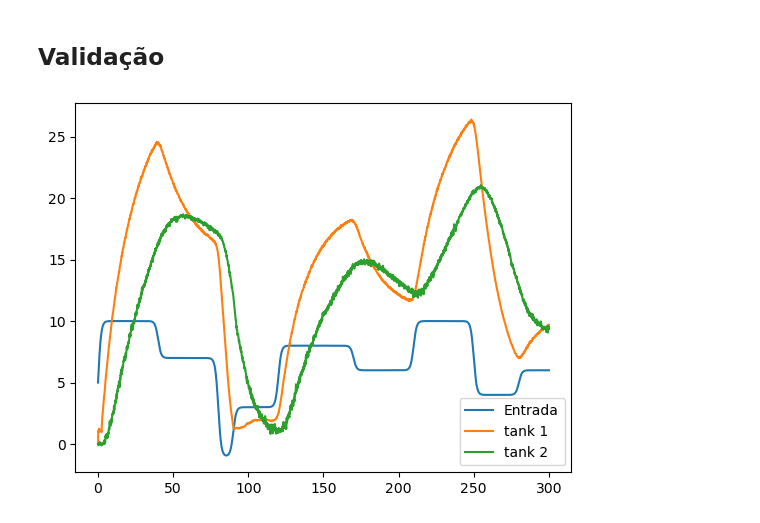
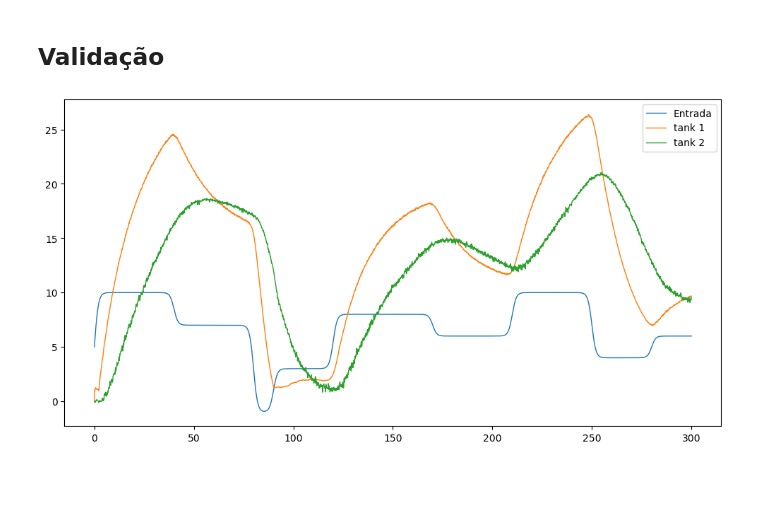
Before and after one commit to JonhLucas/NARX_MISO, a Jupyter notebook: coupleTanks.ipynb, the cells around one changed output. Drawn from its saved outputs; the diff is of its cells as text; code cells hidden in the pictures; blank space fills up the shorter version.

```diff
--- a/coupleTanks.ipynb
+++ b/coupleTanks.ipynb
@@ -136,27 +120,29 @@ plt.show()
 # %%
 mat_content1 = sc.loadmat("data/ct1x1.mat")
 mat_content2 = sc.loadmat("data/ct1x2.mat")
 
 tanque1 = mat_content1['Tanque1']
 tanque2 = mat_content2['Tanque2']
 
 t1 = tanque1['time'][0][0]
 v1 = tanque1['signals'][0][0]['values'][0][0]
 
 t2 = tanque2['time'][0][0]
 v2 = tanque2['signals'][0][0]['values'][0][0]
 
 input = pd.read_csv('data/xinput.csv')
 t = input['t']
 uVal = np.array(input['v']).reshape((1,-1))
 
-plt.plot(t, uVal.T, label='Entrada')
-plt.plot(t1, v1, label="tank 1")
-plt.plot(t2, v2, label="tank 2")
+
+plt.figure(figsize=(12,6))
+plt.plot(t, uVal.T, label='Entrada', linewidth=1.0)
+plt.plot(t1, v1, label="tank 1", linewidth=1.0)
+plt.plot(t2, v2, label="tank 2", linewidth=1.0)
 plt.legend()
 plt.show()
 # %% [output]
-[figure, old version]
+[figure, new version]
 # %%
 v1[v1 < 0] = 0
 v2[v2 < 0] = 0
```
Also changed, not shown: parts of 11 cells of this notebook, 8 other files.
